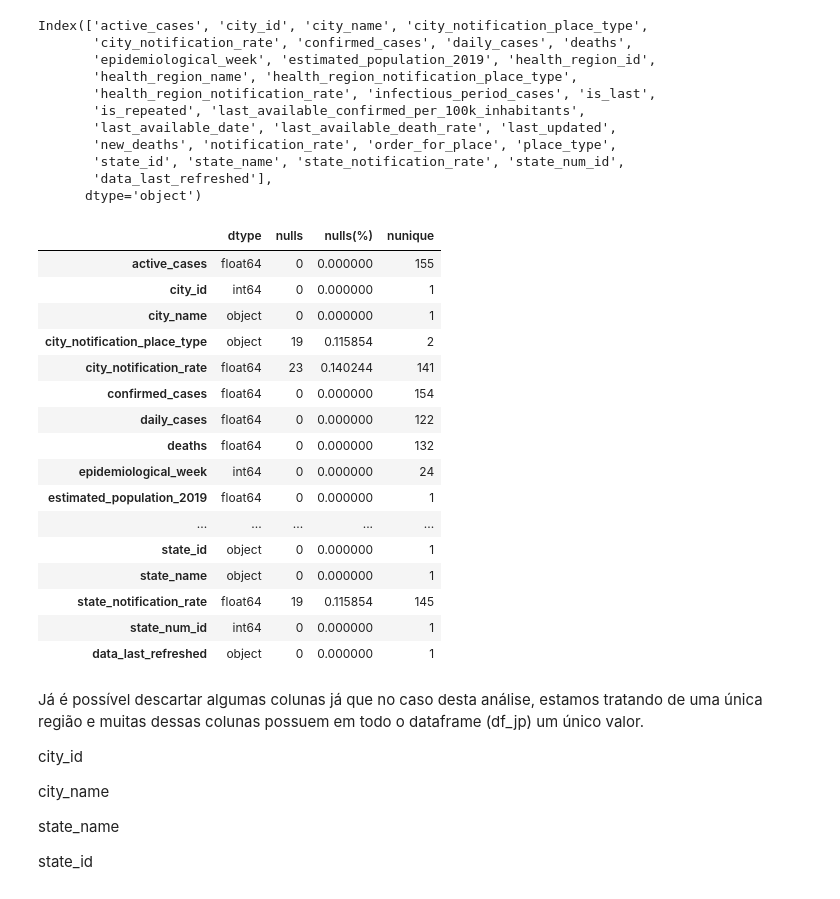
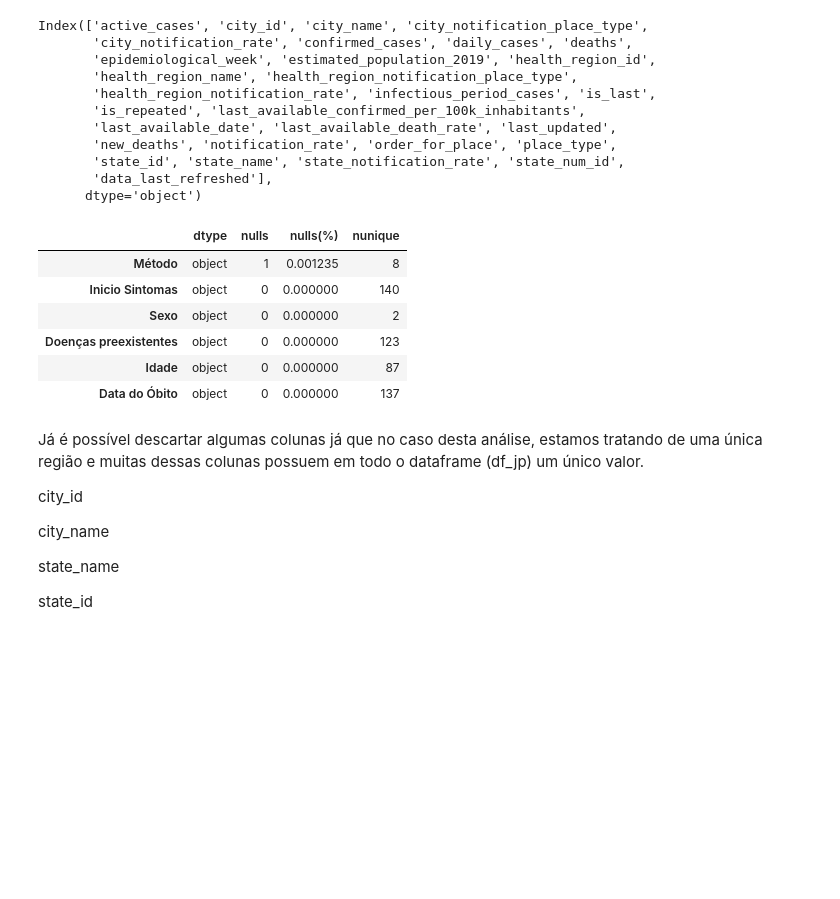
Before and after one commit to ruancastro/Dashboard_Analise_COVID19_JP_PB, a Jupyter notebook: main.ipynb, the cells around one changed output. Cells and saved outputs as stored; diff of their text form; code cells hidden in the pictures; blank space fills up the shorter version.

Commit message:
manipulando idades x obitos

```diff
--- a/main.ipynb
+++ b/main.ipynb
@@ -53,0 +42,5 @@ df_beds
+# %%
+df_death = pd.read_csv('data/df_mortes.csv')
+# %%
+df_death[df_death['Município de Residência'] == 'João Pessoa']
+df_death.drop('Município de Residência',axis=1,inplace=True)
@@ -123,38 +122,29 @@ Index(['active_cases', 'city_id', 'city_name', 'city_notification_place_type',
 # %%
 def dados_nulos(df):
   """
   Traz alguns dados interessantes sobre os dados dos datasets.
   parâmetros:
    df : pd.DataFrame
   returns:
    pd.DataFrame contendo as informações comparativas
   """
   return pd.DataFrame({
       'dtype' : df.dtypes,
       'nulls': df.isna().sum(),
       'nulls(%)': df.isna().mean(),
       'nunique': df.nunique(),
 
   })
 dados_nulos(df_jp)
+dados_nulos(df_death)
 # %% [output]
 |  | dtype | nulls | nulls(%) | nunique |
-| active_cases | float64 | 0 | 0.000000 | 155 |
-| city_id | int64 | 0 | 0.000000 | 1 |
-| city_name | object | 0 | 0.000000 | 1 |
-| city_notification_place_type | object | 19 | 0.115854 | 2 |
-| city_notification_rate | float64 | 23 | 0.140244 | 141 |
-| confirmed_cases | float64 | 0 | 0.000000 | 154 |
-| daily_cases | float64 | 0 | 0.000000 | 122 |
-| deaths | float64 | 0 | 0.000000 | 132 |
-| epidemiological_week | int64 | 0 | 0.000000 | 24 |
-| estimated_population_2019 | float64 | 0 | 0.000000 | 1 |
-| ... | ... | ... | ... | ... |
-| state_id | object | 0 | 0.000000 | 1 |
-| state_name | object | 0 | 0.000000 | 1 |
-| state_notification_rate | float64 | 19 | 0.115854 | 145 |
-| state_num_id | int64 | 0 | 0.000000 | 1 |
-| data_last_refreshed | object | 0 | 0.000000 | 1 |
+| Método | object | 1 | 0.001235 | 8 |
+| Inicio Sintomas | object | 0 | 0.000000 | 140 |
+| Sexo | object | 0 | 0.000000 | 2 |
+| Doenças preexistentes | object | 0 | 0.000000 | 123 |
+| Idade | object | 0 | 0.000000 | 87 |
+| Data do Óbito | object | 0 | 0.000000 | 137 |
 # %% [markdown]
 Já é possível descartar algumas colunas já que no caso desta análise, estamos tratando de uma única região e muitas dessas colunas possuem em todo o dataframe (df_jp) um único valor.
 
```
Also changed, not shown: parts of 17 cells of this notebook, 2 other files.
